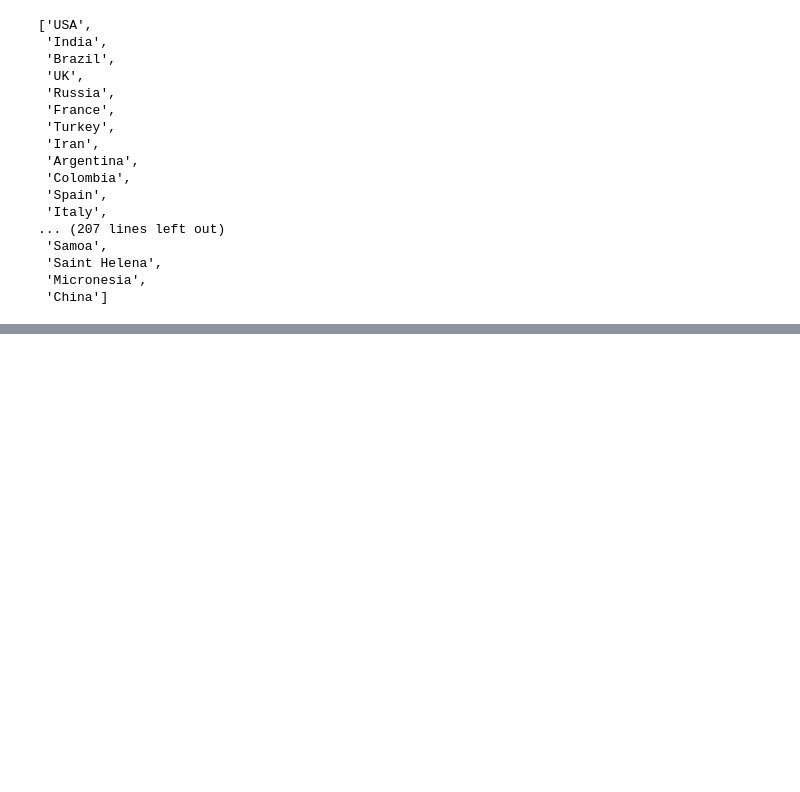
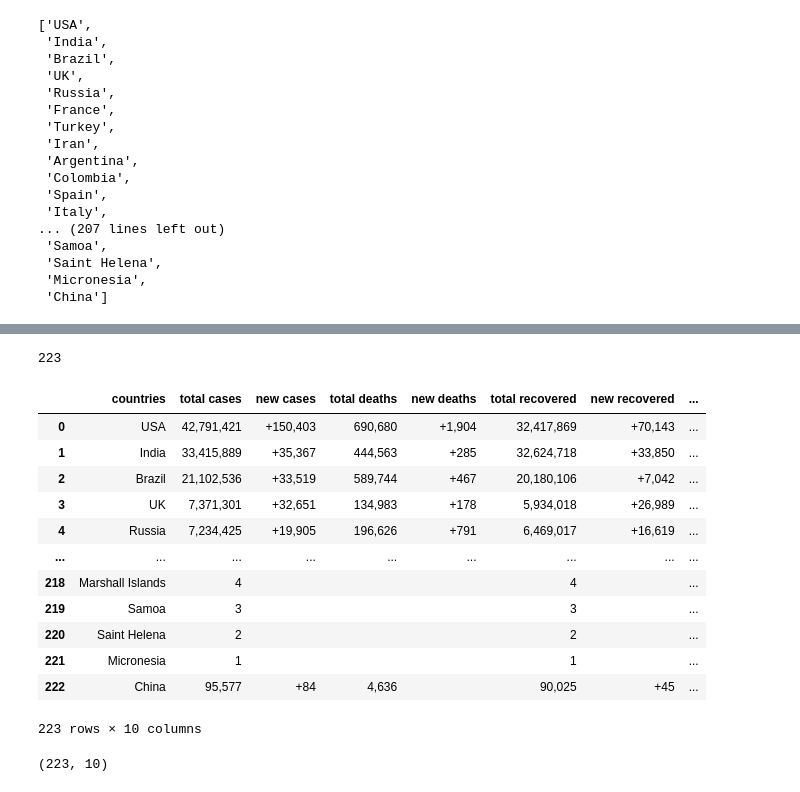
Before and after one commit to wilmailys/Web-Scraping-Coronavirus-Cases, a Jupyter notebook: Web Scraping Coronavirus Cases.ipynb, the cells around one changed output, grey strips where cells are left out. Drawn from its saved outputs; the diff is of its cells as text; code cells hidden in the pictures; blank space fills up the shorter version.

```diff
--- a/Web Scraping Coronavirus Cases.ipynb
+++ b/Web Scraping Coronavirus Cases.ipynb
@@ -136,0 +192,3 @@ total_deaths
+# %%
+active_cases = [ r.select_one('td:nth-child(9)').text for r in rows]
+active_cases
@@ -136,0 +217,3 @@ total_deaths
+# %%
+serious_critical = [ r.select_one('td:nth-child(10)').text for r in rows]
+serious_critical
@@ -136,0 +242,3 @@ total_deaths
+# %%
+population = [ r.select_one('td:nth-child(15)').text for r in rows]
+population
@@ -136,0 +263,27 @@ total_deaths
+# %%
+len(population)
+# %% [output]
+223
+# %%
+data = list(zip(countries, total_cases, new_cases, total_deaths, new_deaths, total_recovered, new_recovered, active_cases, serious_critical, population))
+# %%
+COVID_data = pd.DataFrame(data, columns=['countries', 'total cases', 'new cases', 'total deaths', 'new deaths', 'total recovered', 'new recovered', 'active cases', 'serious critical', 'population'])
+COVID_data.head(223)
+# %% [output]
+|  | countries | total cases | new cases | total deaths | new deaths | total recovered | new recovered | ... |
+| 0 | USA | 42,791,421 | +150,403 | 690,680 | +1,904 | 32,417,869 | +70,143 | ... |
+| 1 | India | 33,415,889 | +35,367 | 444,563 | +285 | 32,624,718 | +33,850 | ... |
+| 2 | Brazil | 21,102,536 | +33,519 | 589,744 | +467 | 20,180,106 | +7,042 | ... |
+| 3 | UK | 7,371,301 | +32,651 | 134,983 | +178 | 5,934,018 | +26,989 | ... |
+| 4 | Russia | 7,234,425 | +19,905 | 196,626 | +791 | 6,469,017 | +16,619 | ... |
+| ... | ... | ... | ... | ... | ... | ... | ... | ... |
+| 218 | Marshall Islands | 4 |  |  |  | 4 |  | ... |
+| 219 | Samoa | 3 |  |  |  | 3 |  | ... |
+| 220 | Saint Helena | 2 |  |  |  | 2 |  | ... |
+| 221 | Micronesia | 1 |  |  |  | 1 |  | ... |
+| 222 | China | 95,577 | +84 | 4,636 |  | 90,025 | +45 | ... |
+223 rows × 10 columns
+# %%
+COVID_data.shape
+# %% [output]
+(223, 10)
```
Also changed, not shown: parts of 21 cells of this notebook, 1 other file.
